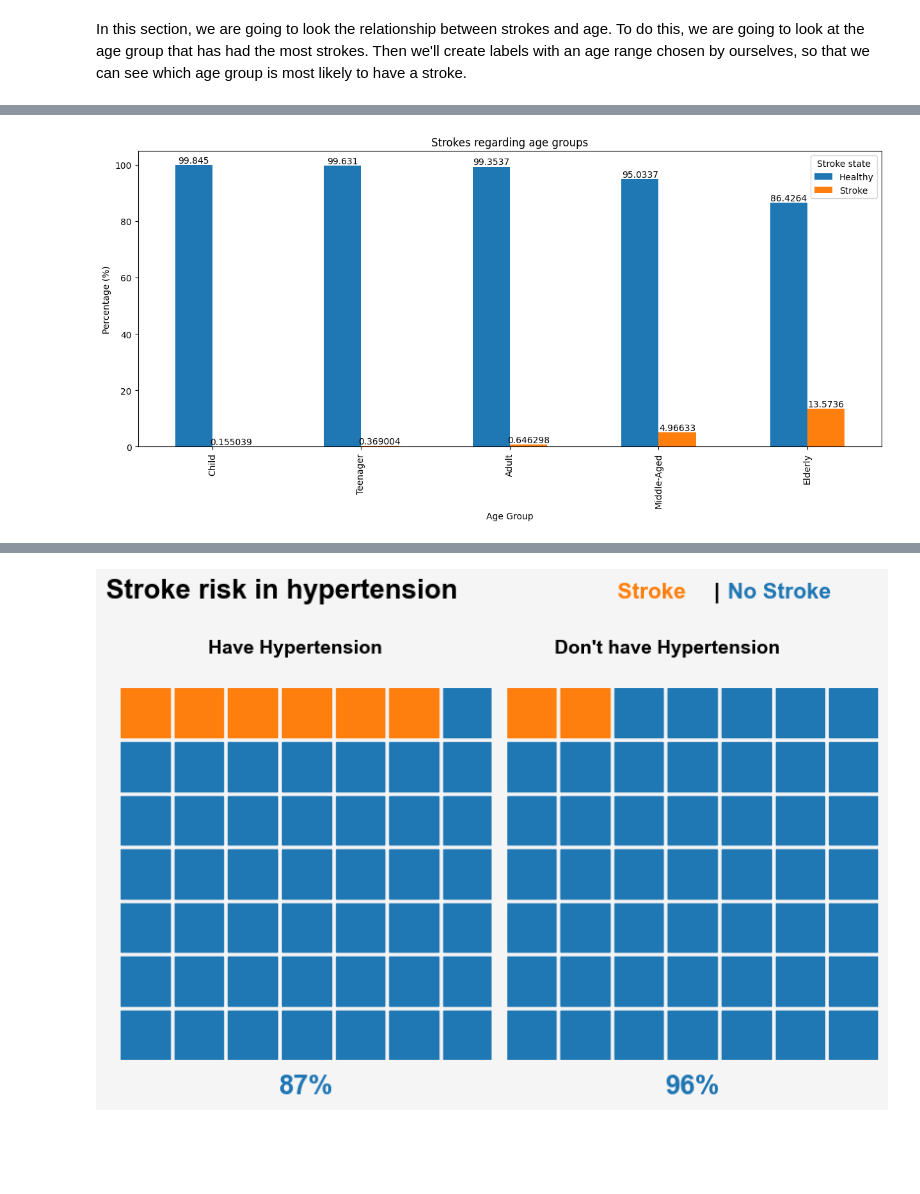
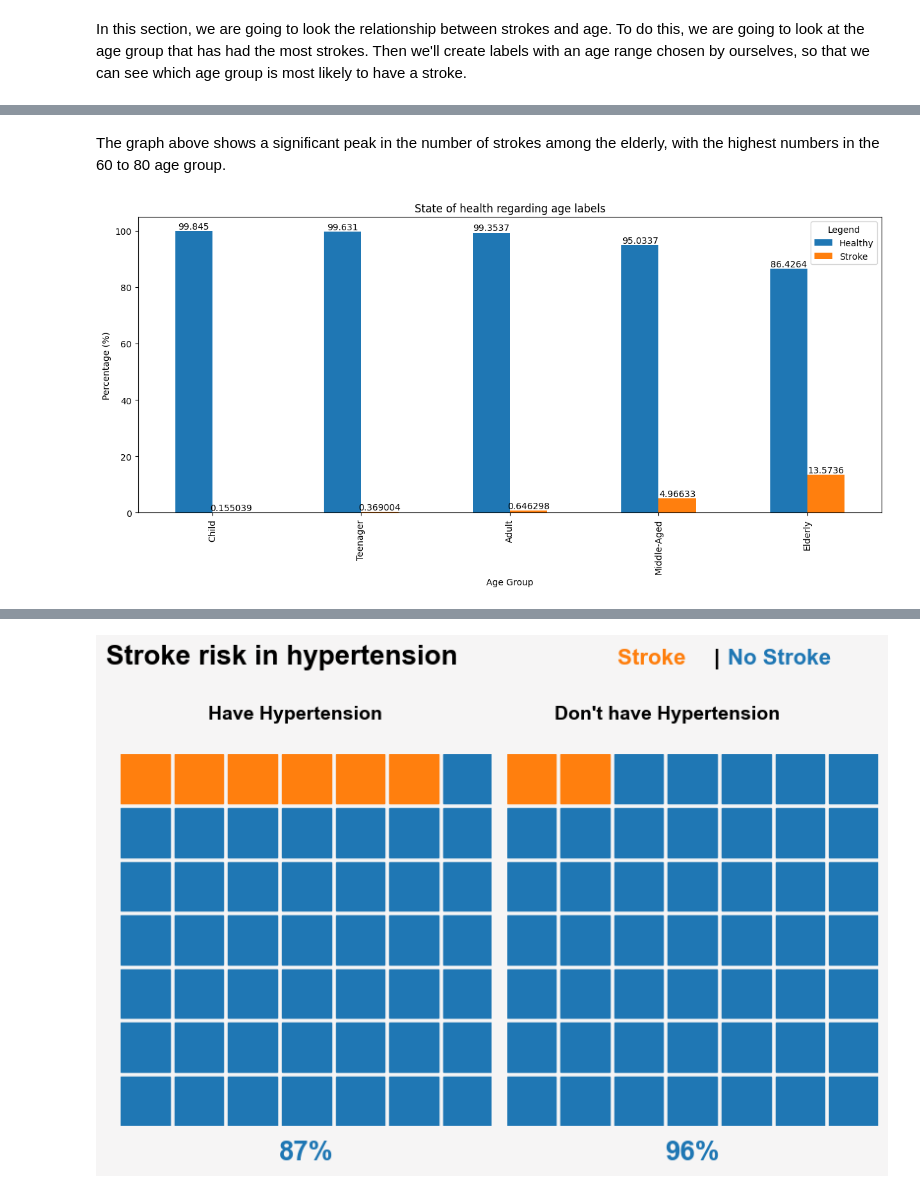
Before and after one commit to Raideeen/stroke_prediction, a Jupyter notebook: analysis.ipynb, the cells around one changed output, grey strips where cells are left out. Saved outputs shown, nothing was run; the diff lists cells and outputs as text; code cells hidden in the pictures; blank space fills up the shorter version.

```diff
--- a/analysis.ipynb
+++ b/analysis.ipynb
@@ -328,22 +303,24 @@ In this section, we are going to look the relationship between strokes and age.
+# %% [markdown]
+The graph above shows a significant peak in the number of strokes among the elderly, with the highest numbers in the 60 to 80 age group.
 # %%
 # Let's create labels in order to look which category is the most concern about strokes.
 df['age_bin'] = pd.cut(df['age'], bins=[0, 13, 18, 45, 60, 1000], labels=['Child', 'Teenager', 'Adult', 'Middle-Aged', 'Elderly'])
 
 age_stroke = df.groupby(['age_bin', 'stroke']).size().unstack(fill_value=0)
 
 age_stroke_percent = age_stroke.div(age_stroke.sum(axis=1), axis=0) * 100
 
 fig, ax = plt.subplots(figsize=(15, 6))
 age_stroke_percent.plot(kind='bar', ax=ax)
 
-plt.title('Strokes regarding age groups')
+plt.title('State of health regarding age labels')
 plt.xlabel('Age Group')
 plt.ylabel('Percentage (%)')
-plt.legend(title='Stroke state', labels=['Healthy', 'Stroke'])
+plt.legend(title='Legend', labels=['Healthy', 'Stroke'])
 
 for container in ax.containers:
     ax.bar_label(container)
 
 plt.show()
 # %% [output]
-[figure, old version]
+[figure, new version]
```
Also changed, not shown: parts of 23 cells of this notebook.
